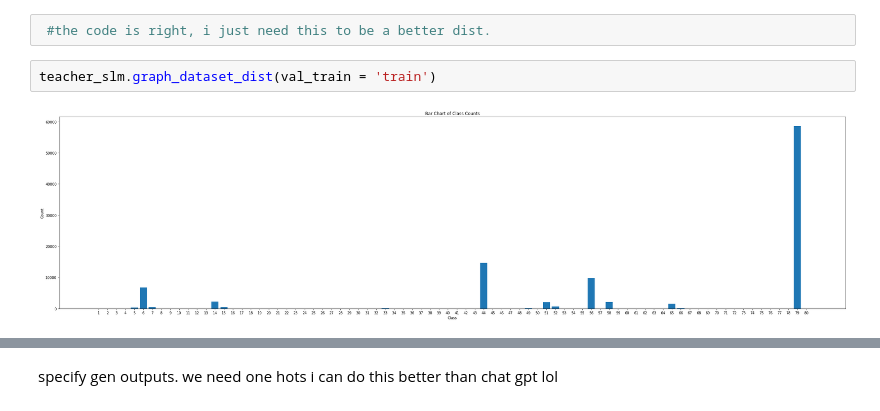
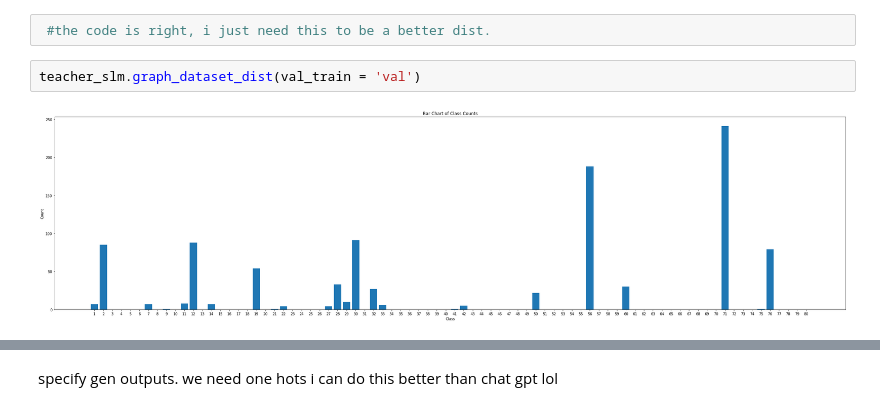
Before and after one commit to dallingordon/LABNET, a Jupyter notebook: _teacher_model_toy_LLM_test.ipynb, the cells around one changed output, grey strips where cells are left out. Saved outputs shown, nothing was run; the diff lists cells and outputs as text.

```diff
--- a/_teacher_model_toy_LLM_test.ipynb
+++ b/_teacher_model_toy_LLM_test.ipynb
@@ -197,6 +197,6 @@ array([[-0.9100639 , -2.2700975 , -0.8656148 , ...,  0.5633602 ,
 # %%
  #the code is right, i just need this to be a better dist.
 # %%
-teacher_slm.graph_dataset_dist(val_train = 'train')
+teacher_slm.graph_dataset_dist(val_train = 'val')
 # %% [output]
-[figure, old version]
+[figure, new version]
```
Also changed, not shown: parts of 10 cells of this notebook, 2 other files.
